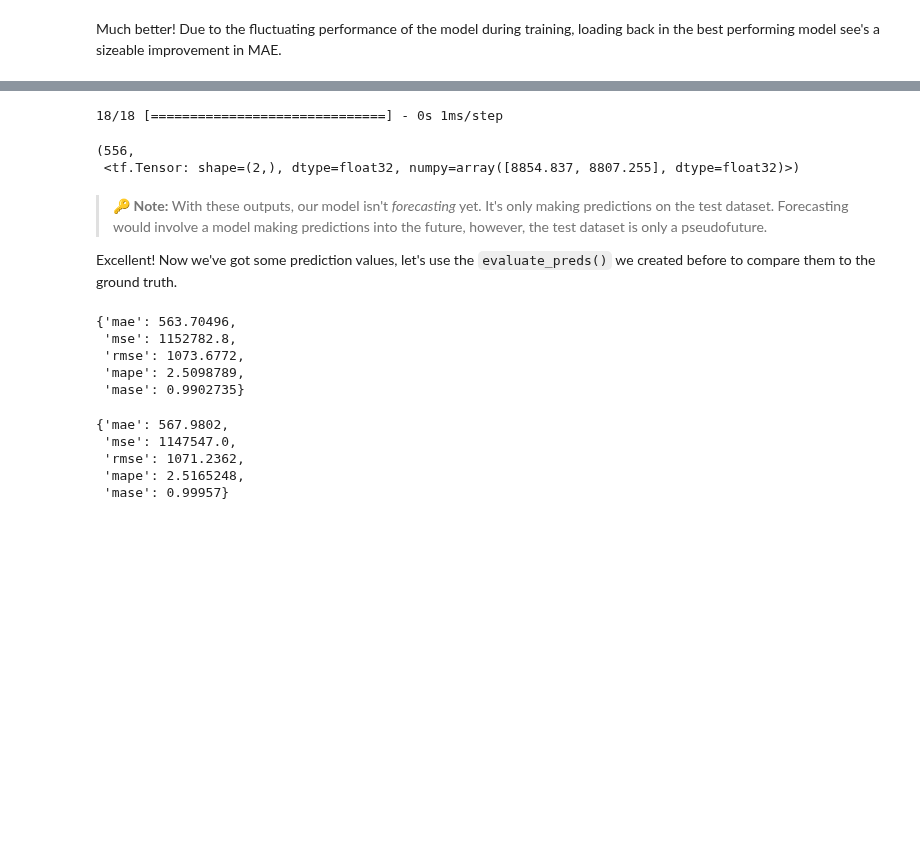
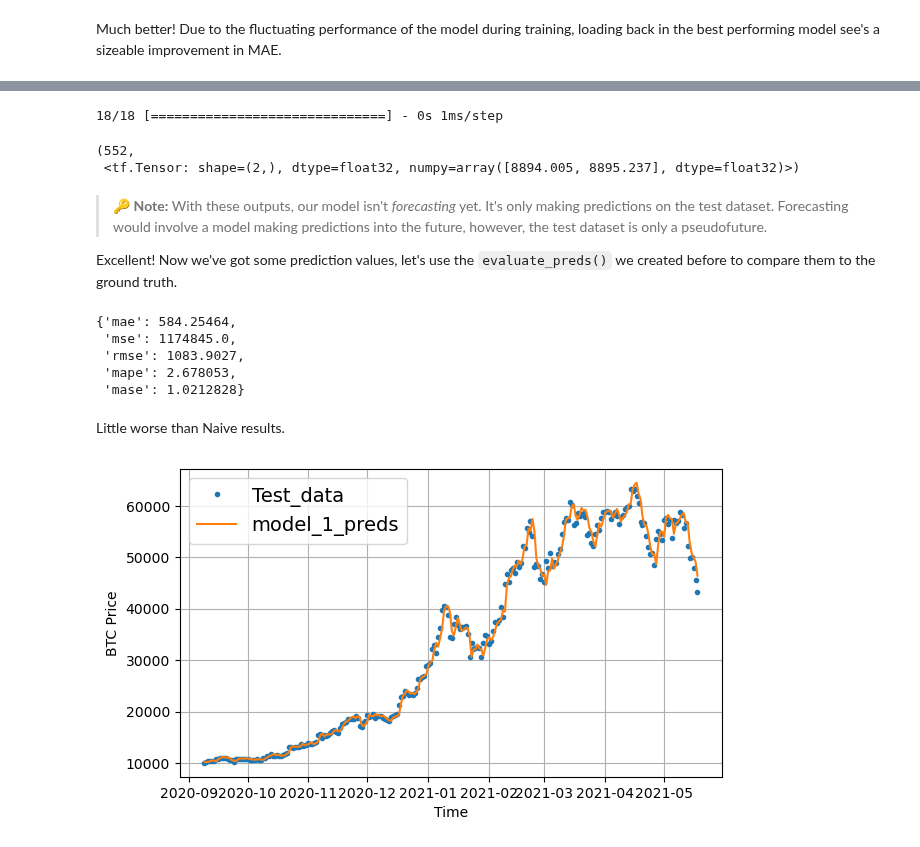
Before and after one commit to MNGARCIA085/Time-Series-with-Deep-Leaning, a Jupyter notebook: Univariate/Bitcoin Prediction/Bitcoin Prediction.ipynb, the cells around one changed output, grey strips where cells are left out. Drawn from its saved outputs; the diff is of its cells as text; code cells hidden in the pictures; blank space fills up the shorter version.

```diff
--- a/Univariate/Bitcoin Prediction/Bitcoin Prediction.ipynb
+++ b/Univariate/Bitcoin Prediction/Bitcoin Prediction.ipynb
@@ -29,3 +33,10 @@ import os
+# %%
+# Class for storing data
+@dataclass
+class G:
+    WINDOW_SIZE = 7
+    HORIZON = 1
+    BATCH_SIZE = 32
 # %% [markdown]
 <a name="3"></a>
 ## <font color='#1a5276'> <b> 3. Helper Functions </font> </b>
@@ -82,3 +95,12 @@ def plot_time_series(timesteps, values, format='.', start=0, end=None, label=Non
         plot_time_series(timesteps=X_train, values=y_train, label="Train data")
         plot_time_series(timesteps=X_test, values=y_test, label="Test data")
     """
+
+
+
+# true values vs forecast
+def plot_comparisson(timesteps, true_values, forecast_values , label_preds, offset=300, figsize=(7, 4)):
+    plt.figure(figsize=figsize)
+    # Account for the test_window offset and index into test_labels to ensure correct plotting
+    plot_time_series(timesteps=timesteps, values=true_values, start=offset, label="Test_data")
+    plot_time_series(timesteps=timesteps, values=forecast_values, start=offset, format="-", label=label_preds)
@@ -315,5 +634,5 @@ def make_windows(x, window_size=7, horizon=1):
 # %%
-full_windows, full_labels = make_windows(prices, window_size=7, horizon=1)
+full_windows, full_labels = make_windows(prices, window_size=G.WINDOW_SIZE, horizon=G.HORIZON)
 len(full_windows), len(full_labels)
 # %% [output]
 (2780, 2780)
@@ -588,8 +846,8 @@ model_1_preds = make_preds(model_1, test_windows)
 len(model_1_preds), model_1_preds[:2]
 # %% [output]
 18/18 [==============================] - 0s 1ms/step
-(556,
- <tf.Tensor: shape=(2,), dtype=float32, numpy=array([8854.837, 8807.255], dtype=float32)>)
+(552,
+ <tf.Tensor: shape=(2,), dtype=float32, numpy=array([8894.005, 8895.237], dtype=float32)>)
 # %% [markdown]
 > 🔑 **Note:** With these outputs, our model isn't *forecasting* yet. It's only making predictions on the test dataset. Forecasting would involve a model making predictions into the future, however, the test dataset is only a pseudofuture.
 
@@ -600,16 +858,15 @@ model_1_results = evaluate_preds(y_true=tf.squeeze(test_labels), # reduce to rig
                                  y_pred=model_1_preds)
 model_1_results
 # %% [output]
-{'mae': 563.70496,
- 'mse': 1152782.8,
- 'rmse': 1073.6772,
- 'mape': 2.5098789,
- 'mase': 0.9902735}
+{'mae': 584.25464,
+ 'mse': 1174845.0,
+ 'rmse': 1083.9027,
+ 'mape': 2.678053,
+ 'mase': 1.0212828}
-# %%
-naive_results
-# %% [output]
-{'mae': 567.9802,
- 'mse': 1147547.0,
- 'rmse': 1071.2362,
- 'mape': 2.5165248,
- 'mase': 0.99957}
+# %% [markdown]
+Little worse than Naive results.
+# %%
+plot_comparisson(X_test[-len(test_windows):], test_labels[:, 0], model_1_preds, 'model_1_preds',
+                 figsize=(7, 4))
+# %% [output]
+[figure, added]
```
Also changed, not shown: parts of 133 cells of this notebook, 20 other files.
